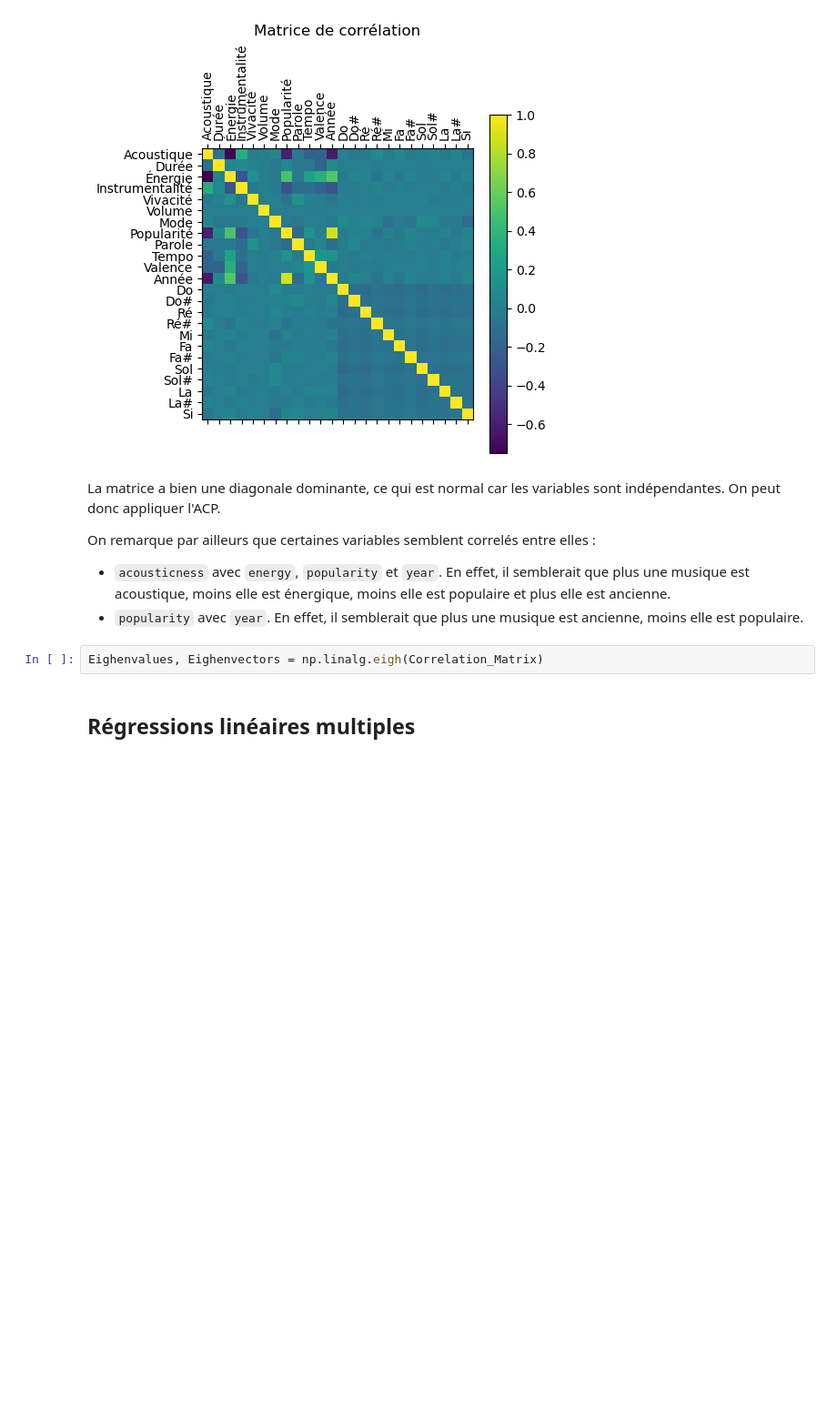
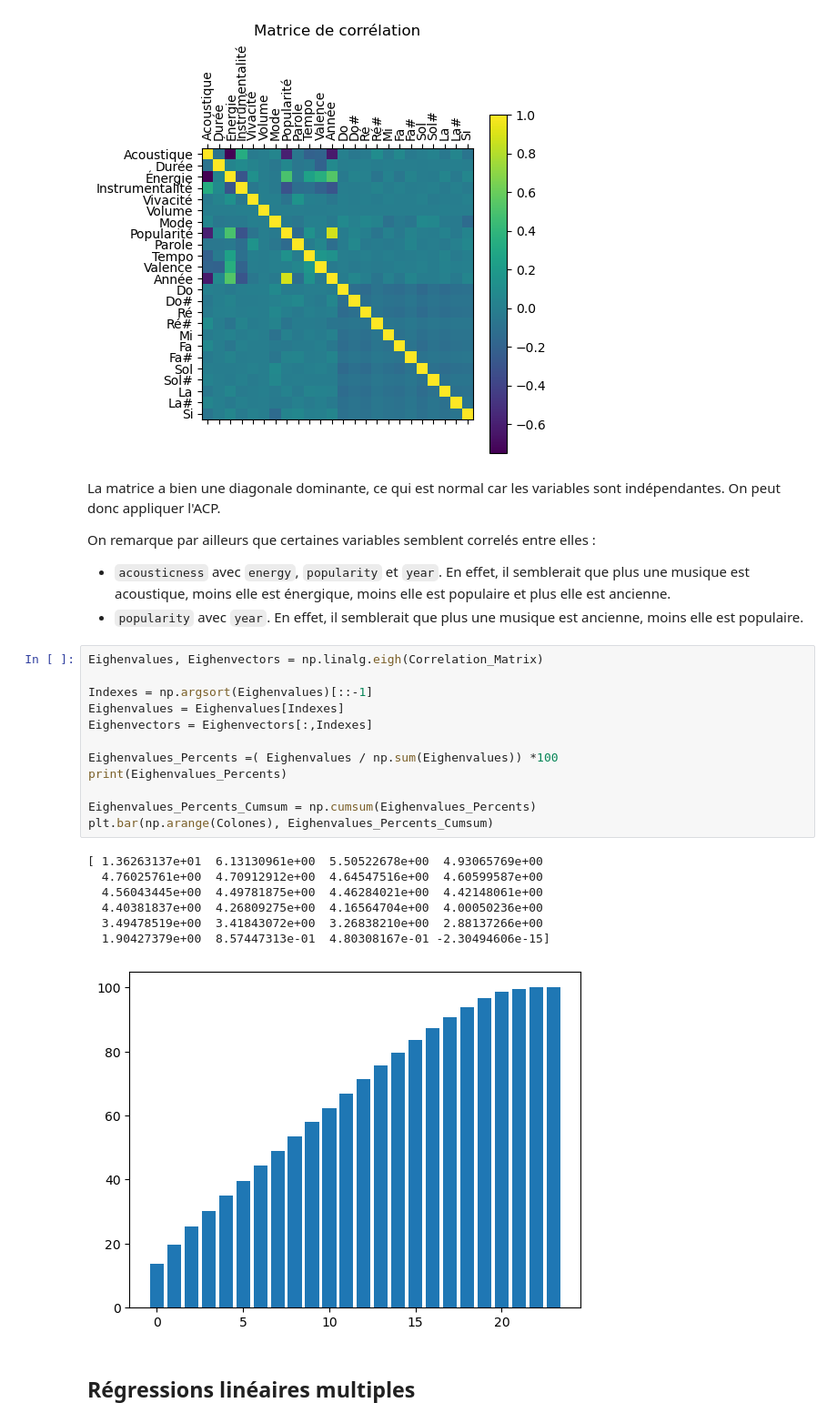
Before and after one commit to AlixANNERAUD/Music_danceability_prediction, a Jupyter notebook: Projet.ipynb, the cells around one changed output. Shown: that part at 91% size. Cells and saved outputs as stored; diff of their text form; blank space fills up the shorter version.

```diff
--- a/Projet.ipynb
+++ b/Projet.ipynb
@@ -261,8 +262,26 @@ La matrice a bien une diagonale dominante, ce qui est normal car les variables s
 On remarque par ailleurs que certaines variables semblent correlés entre elles :
 - `acousticness` avec `energy`, `popularity` et `year`. En effet, il semblerait que plus une musique est acoustique, moins elle est énergique, moins elle est populaire et plus elle est ancienne.
 - `popularity` avec `year`. En effet, il semblerait que plus une musique est ancienne, moins elle est populaire.
-# %%
-Eighenvalues, Eighenvectors = np.linalg.eigh(Correlation_Matrix)
+# %%
+Eighenvalues, Eighenvectors = np.linalg.eigh(Correlation_Matrix)
+
+Indexes = np.argsort(Eighenvalues)[::-1]
+Eighenvalues = Eighenvalues[Indexes]
+Eighenvectors = Eighenvectors[:,Indexes]
+
+Eighenvalues_Percents =( Eighenvalues / np.sum(Eighenvalues)) *100
+print(Eighenvalues_Percents)
+
+Eighenvalues_Percents_Cumsum = np.cumsum(Eighenvalues_Percents)
+plt.bar(np.arange(Colones), Eighenvalues_Percents_Cumsum)
+# %% [output]
+[ 1.36263137e+01  6.13130961e+00  5.50522678e+00  4.93065769e+00
+  4.76025761e+00  4.70912912e+00  4.64547516e+00  4.60599587e+00
+  4.56043445e+00  4.49781875e+00  4.46284021e+00  4.42148061e+00
+  4.40381837e+00  4.26809275e+00  4.16564704e+00  4.00050236e+00
+  3.49478519e+00  3.41843072e+00  3.26838210e+00  2.88137266e+00
+  1.90427379e+00  8.57447313e-01  4.80308167e-01 -2.30494606e-15]
+[figure, added]
 # %% [markdown]
 ## Régressions linéaires multiples
 # %% [markdown]
```
Also changed, not shown: parts of 10 cells of this notebook, 8 other files.
